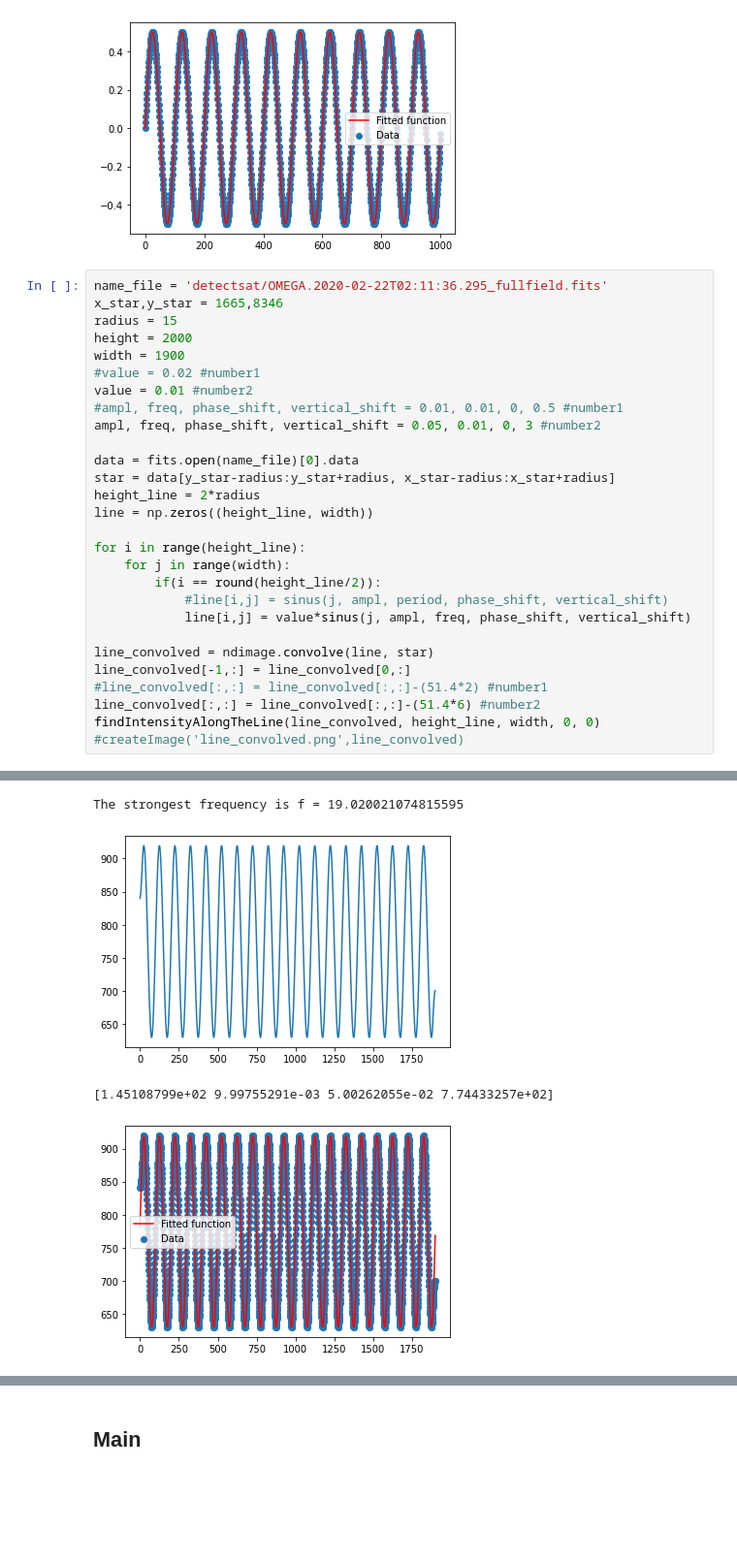
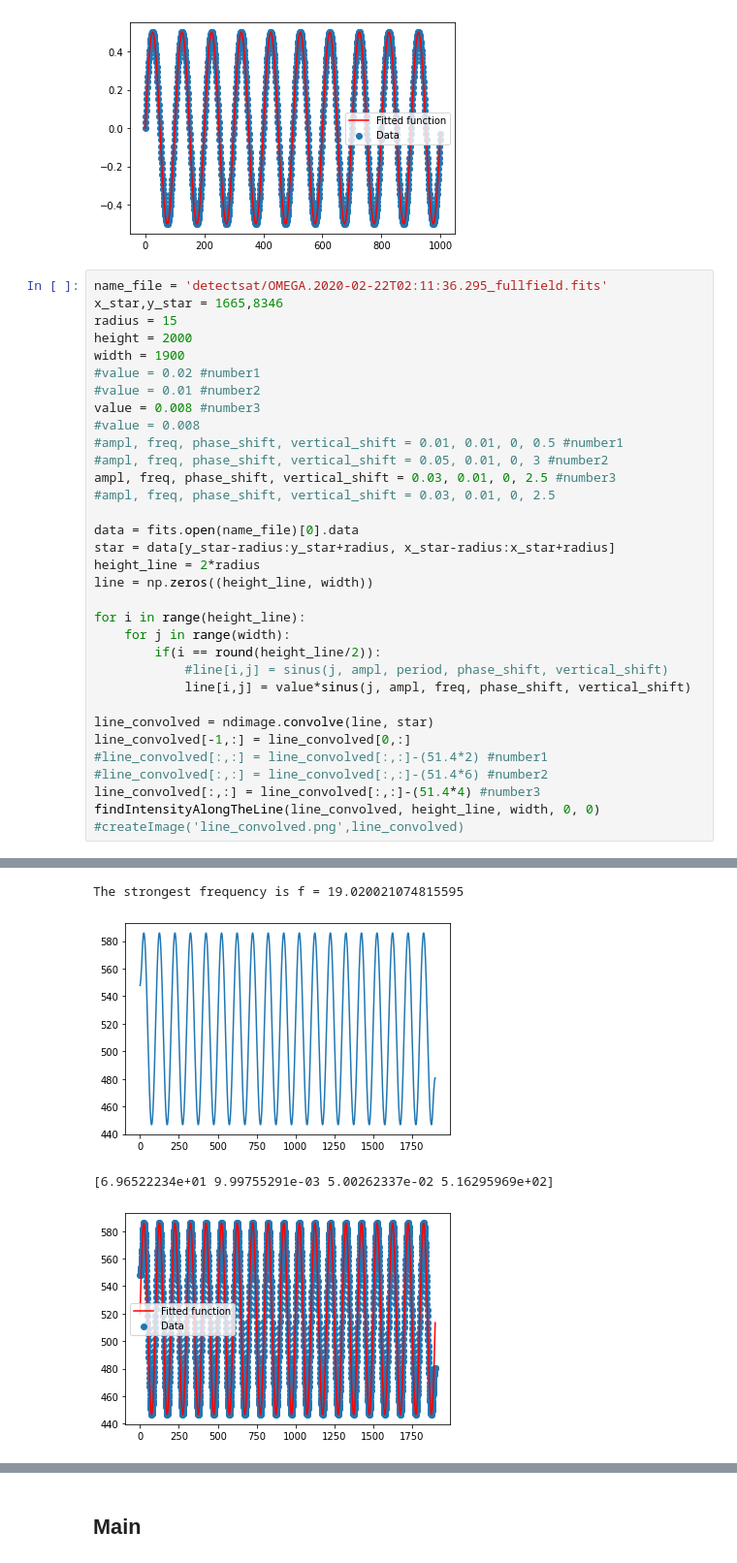
Before and after one commit to shoutizix/bachelor-project, a Jupyter notebook: Intensity_streak.ipynb, the cells around one changed output, grey strips where cells are left out. Shown: that part at 97% size. Drawn from its saved outputs; the diff is of its cells as text; blank space fills up the shorter version.

Commit message:
found number3

```diff
--- a/Intensity_streak.ipynb
+++ b/Intensity_streak.ipynb
@@ -153,9 +153,13 @@ radius = 15
 height = 2000
 width = 1900
 #value = 0.02 #number1
-value = 0.01 #number2
+#value = 0.01 #number2
+value = 0.008 #number3
+#value = 0.008
 #ampl, freq, phase_shift, vertical_shift = 0.01, 0.01, 0, 0.5 #number1
-ampl, freq, phase_shift, vertical_shift = 0.05, 0.01, 0, 3 #number2
+#ampl, freq, phase_shift, vertical_shift = 0.05, 0.01, 0, 3 #number2
+ampl, freq, phase_shift, vertical_shift = 0.03, 0.01, 0, 2.5 #number3
+#ampl, freq, phase_shift, vertical_shift = 0.03, 0.01, 0, 2.5
 
 data = fits.open(name_file)[0].data
 star = data[y_star-radius:y_star+radius, x_star-radius:x_star+radius]
@@ -171,7 +175,8 @@ for i in range(height_line):
 line_convolved = ndimage.convolve(line, star)
 line_convolved[-1,:] = line_convolved[0,:]
 #line_convolved[:,:] = line_convolved[:,:]-(51.4*2) #number1
-line_convolved[:,:] = line_convolved[:,:]-(51.4*6) #number2
+#line_convolved[:,:] = line_convolved[:,:]-(51.4*6) #number2
+line_convolved[:,:] = line_convolved[:,:]-(51.4*4) #number3
 findIntensityAlongTheLine(line_convolved, height_line, width, 0, 0)
 #createImage('line_convolved.png',line_convolved)
 # %% [output]
@@ -179,4 +184,4 @@ findIntensityAlongTheLine(line_convolved, height_line, width, 0, 0)
 The strongest frequency is f = 19.020021074815595
-[figure, old version]
+[figure, new version]
-[1.45108799e+02 9.99755291e-03 5.00262055e-02 7.74433257e+02]
+[6.96522234e+01 9.99755291e-03 5.00262337e-02 5.16295969e+02]
-[figure, old version]
+[figure, new version]
```
Also changed, not shown: parts of 4 cells of this notebook.
